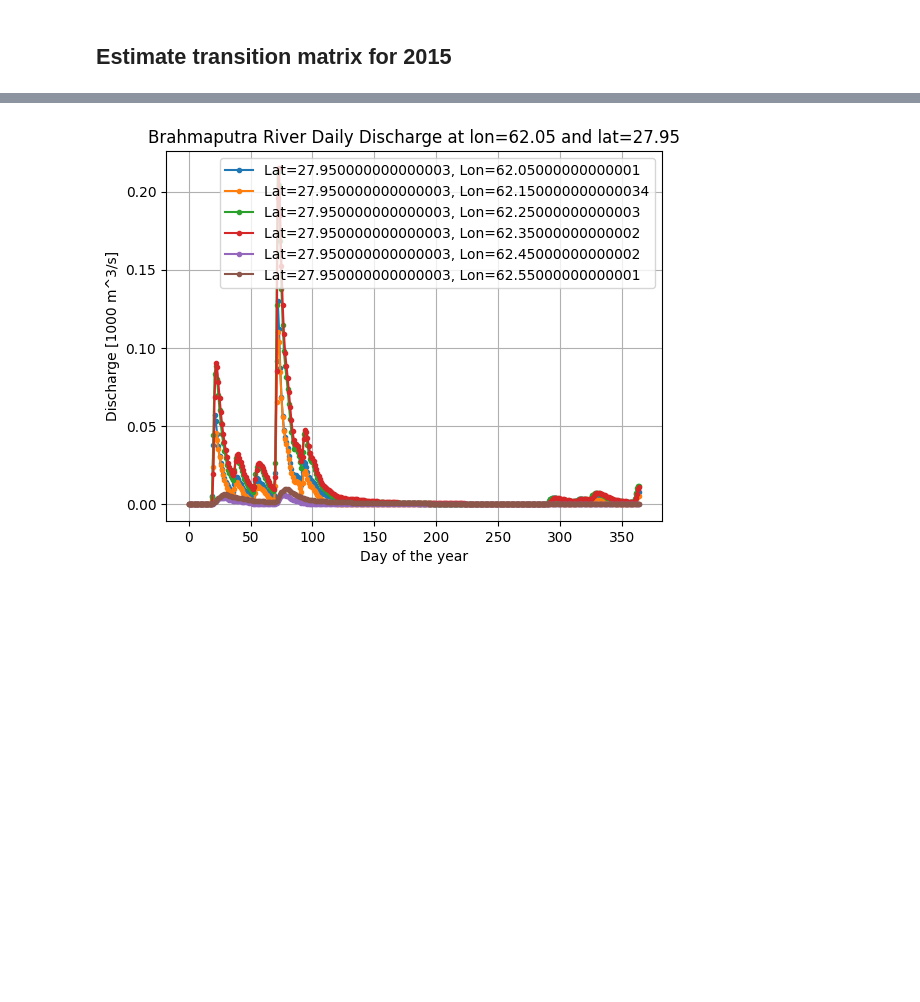
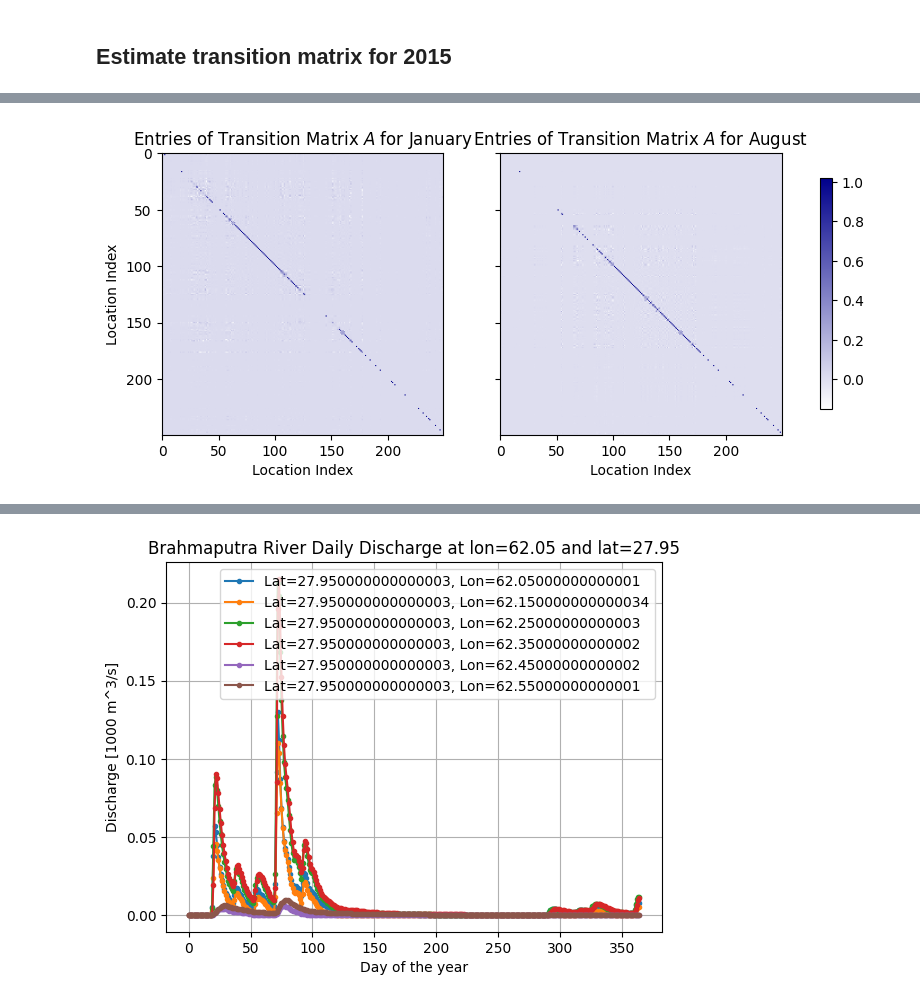
Before and after one commit to PaulNitschke/DS-Brahmaputra-River, a Jupyter notebook: notebooks/yearly_discharge.ipynb, the cells around one changed output, grey strips where cells are left out. Drawn from its saved outputs; the diff is of its cells as text; code cells hidden in the pictures; blank space fills up the shorter version.

```diff
--- a/notebooks/yearly_discharge.ipynb
+++ b/notebooks/yearly_discharge.ipynb
@@ -148,0 +187,22 @@ e_values_2019, _ = np.linalg.eig(reg_2019.coef_)
+# %%
+from matplotlib.colors import LinearSegmentedColormap
+
+cmap0 = LinearSegmentedColormap.from_list('', ['white', 'darkblue'])
+
+fig, axs = plt.subplots(1, 2, figsize=(10, 5), sharey=True)
+
+axs[0].imshow(reg_january.coef_, cmap=cmap0)
+axs[0].set_title('Entries of Transition Matrix $A$ for January')
+axs[0].set_xlabel('Location Index')
+axs[0].set_ylabel('Location Index')
+
+im = axs[1].imshow(reg_august.coef_, cmap=cmap0)
+axs[1].set_title('Entries of Transition Matrix $A$ for August')
+axs[1].set_xlabel('Location Index')
+
+fig.colorbar(im, ax=axs.ravel().tolist(), location="right", shrink=0.6)
+
+# fig.tight_layout()
+plt.show()
+# %% [output]
+[figure, added]
```
Also changed, not shown: parts of 23 cells of this notebook.
